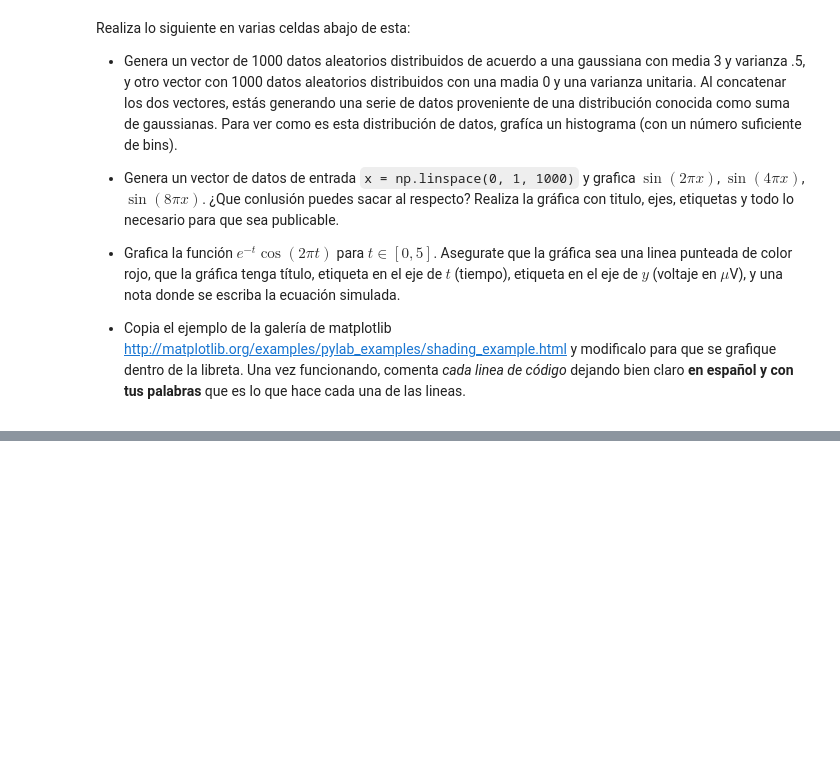
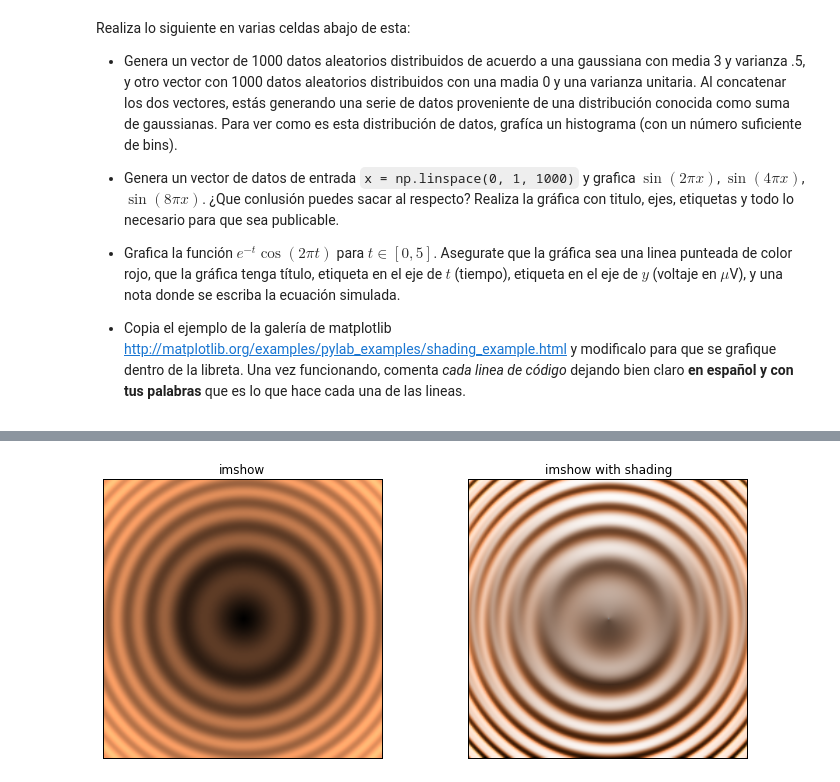
Before and after one commit to juliowaissman/libretasRdP, a Jupyter notebook: intro_numpy/Introducción a Numpy y Matplotlib.ipynb, the cells around one changed output, grey strips where cells are left out. Saved outputs shown, nothing was run; the diff lists cells and outputs as text; code cells hidden in the pictures; blank space fills up the shorter version.

```diff
--- a/intro_numpy/Introducción a Numpy y Matplotlib.ipynb
+++ b/intro_numpy/Introducción a Numpy y Matplotlib.ipynb
@@ -487,0 +641,27 @@ Realiza lo siguiente en varias celdas abajo de esta:
+# %%
+from matplotlib.colors import LightSource
+
+# se crean 2 matrices iguales de -5 a 5 espaciado de 0.05
+X,Y=np.mgrid[-5:5:0.05,-5:5:0.05]
+# se saca otra matriz que es la suma de los senos de las matrices pasadas
+Z=np.sqrt(X**2+Y**2)+np.sin(X**2+Y**2)
+
+# se crea un objeto de lightsource
+ls = LightSource(azdeg=0,altdeg=60)
+
+# se calcula la sombra creando un arreglo rgb
+rgb = ls.shade(Z,plt.cm.copper)
+
+# se imprime ambas imagenes con sombra y sin sombra
+plt.figure(figsize=(12,5))
+plt.subplot(121)
+plt.imshow(Z,cmap=plt.cm.copper)
+plt.title('imshow')
+plt.xticks([]); plt.yticks([])
+plt.subplot(122)
+plt.imshow(rgb)
+plt.title('imshow with shading')
+plt.xticks([]); plt.yticks([])
+plt.show()
+# %% [output]
+[figure, added]
```
Also changed, not shown: parts of 14 cells of this notebook.
